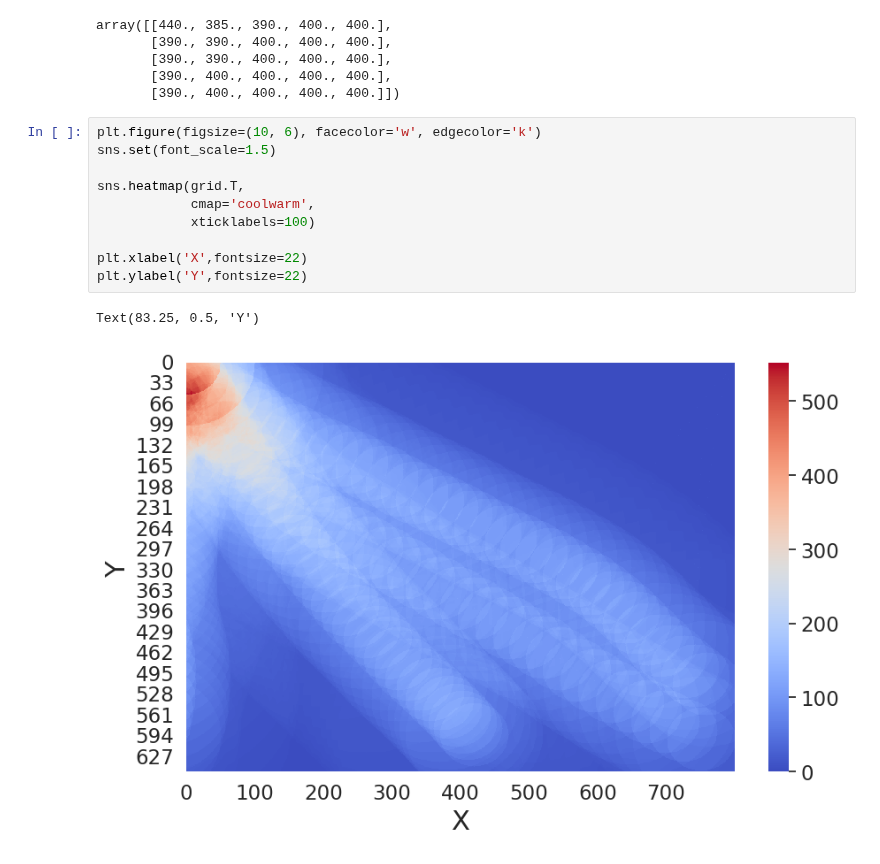
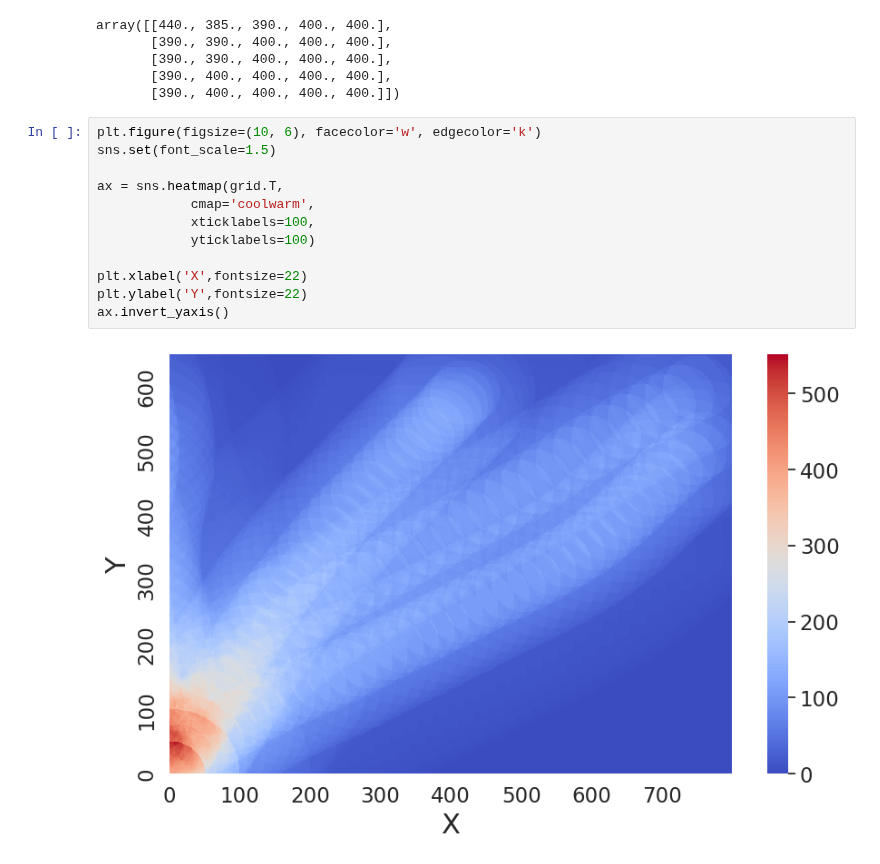
Before and after one commit to adhocmaster/TTI-dataset-tools, a Jupyter notebook: src/notebooks/Coordinate-Transformation.ipynb, the cells around one changed output. Cells and saved outputs as stored; diff of their text form.

```diff
--- a/src/notebooks/Coordinate-Transformation.ipynb
+++ b/src/notebooks/Coordinate-Transformation.ipynb
@@ -281,13 +283,14 @@ array([[440., 385., 390., 400., 400.],
 # %%
 plt.figure(figsize=(10, 6), facecolor='w', edgecolor='k')
 sns.set(font_scale=1.5)
 
-sns.heatmap(grid.T,
+ax = sns.heatmap(grid.T,
             cmap='coolwarm',
-            xticklabels=100)
+            xticklabels=100,
+            yticklabels=100)
 
 plt.xlabel('X',fontsize=22)
 plt.ylabel('Y',fontsize=22)
+ax.invert_yaxis()
 # %% [output]
-Text(83.25, 0.5, 'Y')
-[figure, old version]
+[figure, new version]
```
Also changed, not shown: parts of 1 cell of this notebook, 1 other file.
